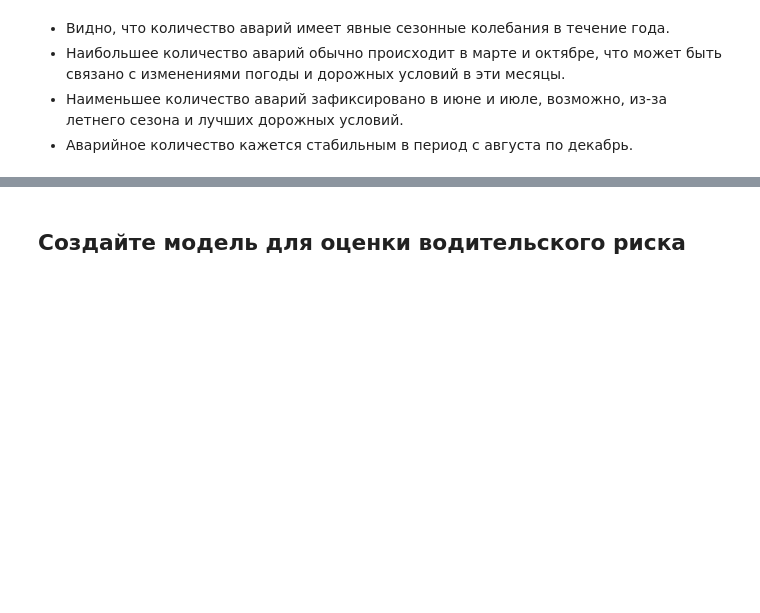
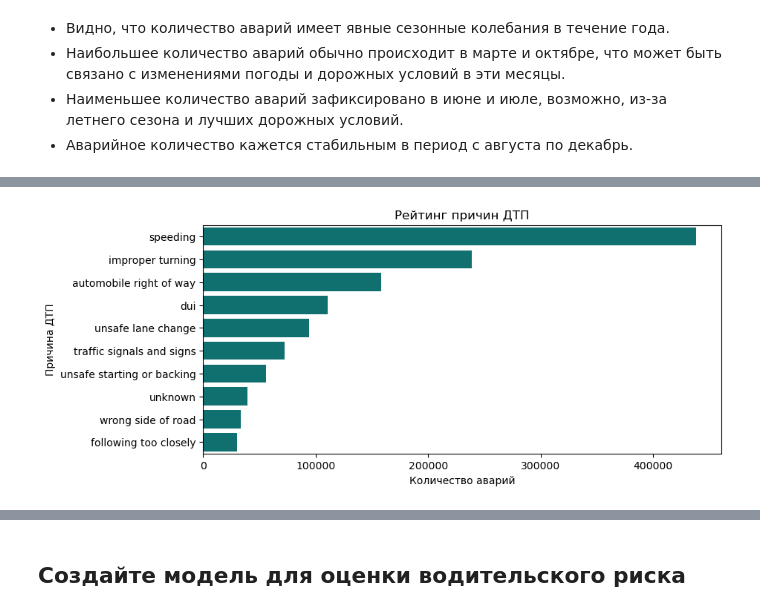
Before and after one commit to Denis-Mukhanov/road-accident-risk, a Jupyter notebook: road_accident_risk.ipynb, the cells around one changed output, grey strips where cells are left out. Saved outputs shown, nothing was run; the diff lists cells and outputs as text; code cells hidden in the pictures; blank space fills up the shorter version.

```diff
--- a/road_accident_risk.ipynb
+++ b/road_accident_risk.ipynb
@@ -266,0 +313,13 @@ plt.show()
+# %%
+# sql запрос
+query = '''
+SELECT PCF_VIOLATION_CATEGORY,
+       COUNT(*) AS collision_count
+FROM collisions
+GROUP BY PCF_VIOLATION_CATEGORY
+ORDER BY collision_count DESC
+LIMIT 10;
+'''
+
+df = request(query)
+display(df)
@@ -266,0 +338,10 @@ plt.show()
+# %%
+# визуолизация результатов
+plt.figure(figsize=(9, 4))
+sns.barplot(x='collision_count', y='pcf_violation_category', data=df, color='teal')
+plt.xlabel('Количество аварий')
+plt.ylabel('Причина ДТП')
+plt.title('Рейтинг причин ДТП')
+plt.show()
+# %% [output]
+[figure, added]
```
Also changed, not shown: parts of 7 cells of this notebook.
